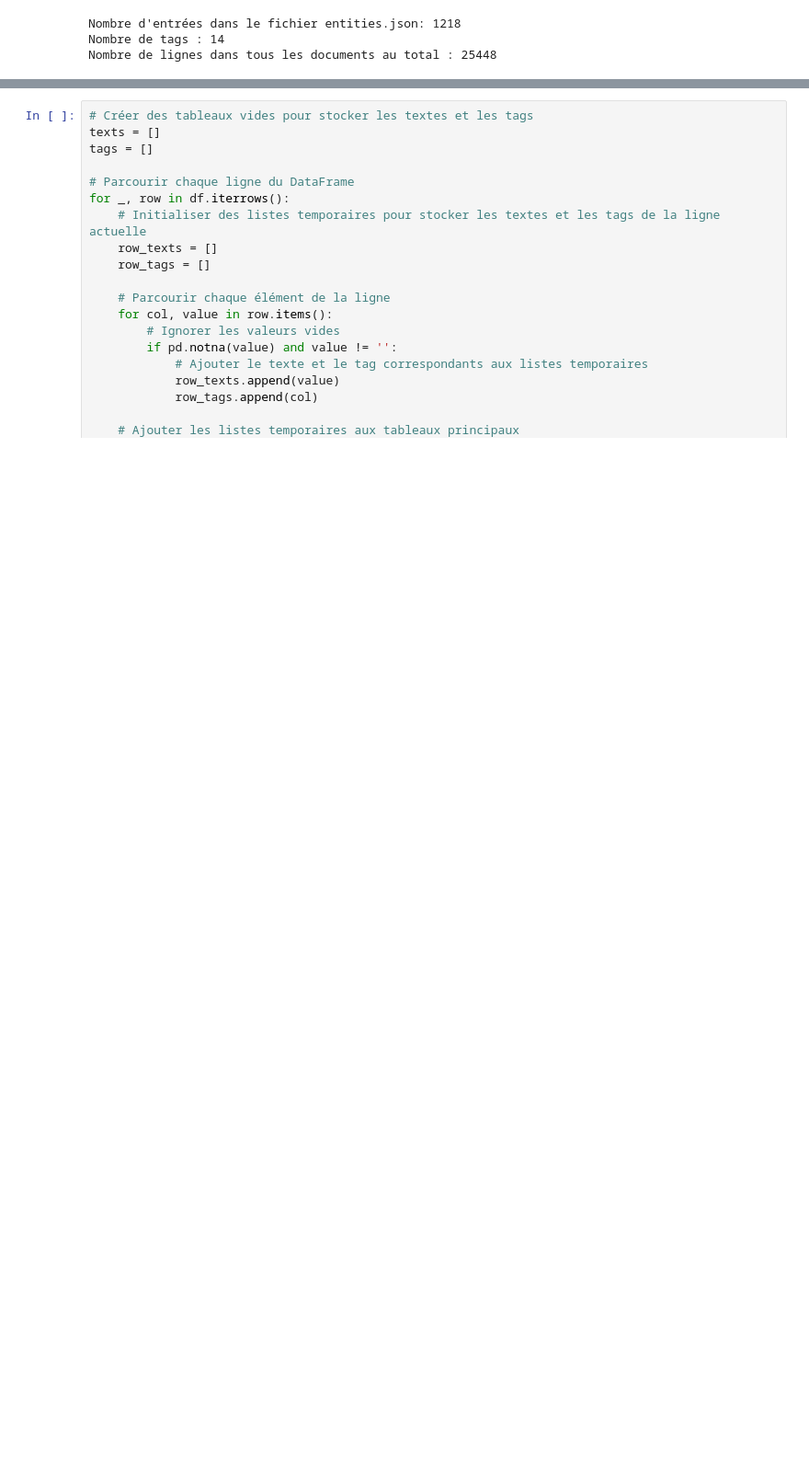
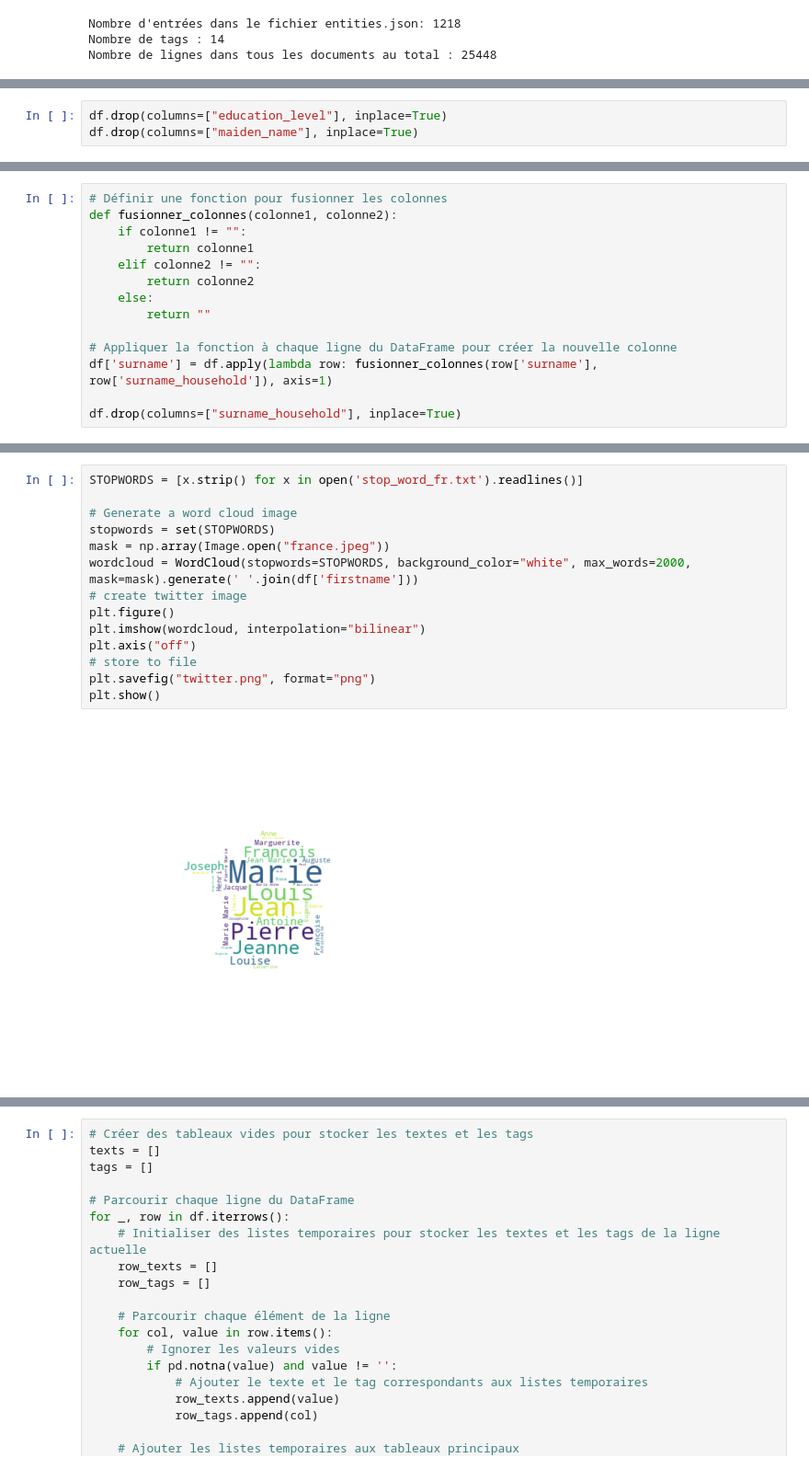
Before and after one commit to cdechaux/Projet_NLP_3A, a Jupyter notebook: projet.ipynb, the cells around one changed output, grey strips where cells are left out. Shown at 92% size. Drawn from its saved outputs; the diff is of its cells as text; blank space fills up the shorter version.

```diff
--- a/projet.ipynb
+++ b/projet.ipynb
@@ -146,0 +141,3 @@ df.rename(columns=noms_tags, inplace=True)
+# %%
+df.drop(columns=["education_level"], inplace=True)
+df.drop(columns=["maiden_name"], inplace=True)
@@ -146,0 +173,14 @@ df.rename(columns=noms_tags, inplace=True)
+# %%
+# Définir une fonction pour fusionner les colonnes
+def fusionner_colonnes(colonne1, colonne2):
+    if colonne1 != "":
+        return colonne1
+    elif colonne2 != "":
+        return colonne2
+    else:
+        return ""
+
+# Appliquer la fonction à chaque ligne du DataFrame pour créer la nouvelle colonne
+df['surname'] = df.apply(lambda row: fusionner_colonnes(row['surname'], row['surname_household']), axis=1)
+
+df.drop(columns=["surname_household"], inplace=True)
@@ -146,0 +254,16 @@ df.rename(columns=noms_tags, inplace=True)
+# %%
+STOPWORDS = [x.strip() for x in open('stop_word_fr.txt').readlines()]
+
+# Generate a word cloud image
+stopwords = set(STOPWORDS)
+mask = np.array(Image.open("france.jpeg"))
+wordcloud = WordCloud(stopwords=STOPWORDS, background_color="white", max_words=2000, mask=mask).generate(' '.join(df['firstname']))
+# create twitter image
+plt.figure()
+plt.imshow(wordcloud, interpolation="bilinear")
+plt.axis("off")
+# store to file
+plt.savefig("twitter.png", format="png")
+plt.show()
+# %% [output]
+[figure, added]
```
Also changed, not shown: parts of 27 cells of this notebook.
